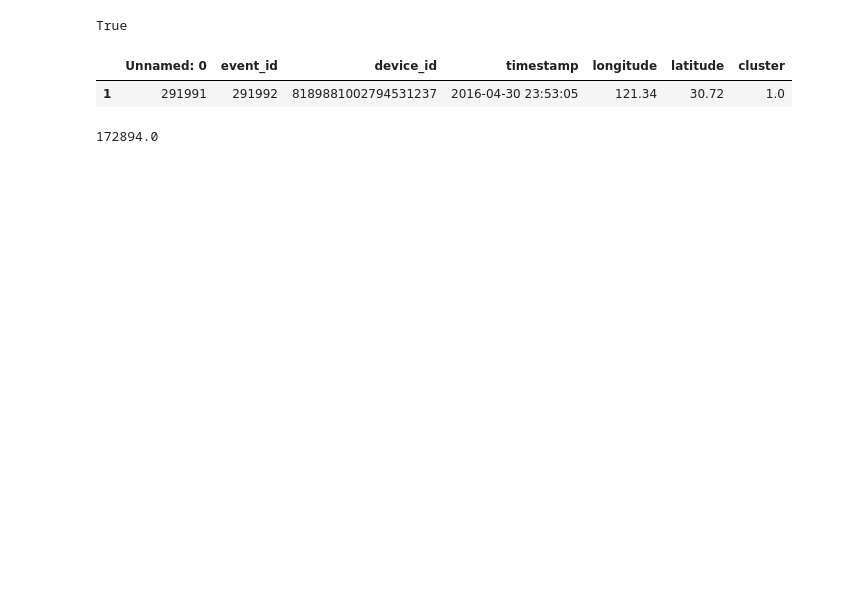
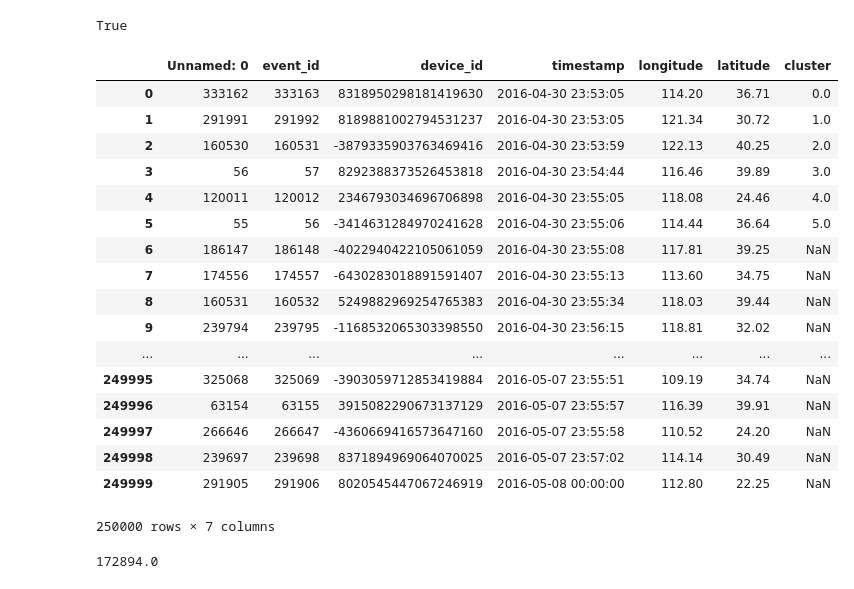
Before and after one commit to hoanganhngo610/COVID19_VN_MOH_MLmodels, a Jupyter notebook: GPS-model-sample/Untitled.ipynb, the cells around one changed output. Cells and saved outputs as stored; diff of their text form; code cells hidden in the pictures; blank space fills up the shorter version.

```diff
--- a/GPS-model-sample/Untitled.ipynb
+++ b/GPS-model-sample/Untitled.ipynb
@@ -73,0 +85,21 @@ false
+# %%
+no_group = 0
+df['cluster'][0] = no_group
+
+for i in range(0, 250000):
+    if pd.isnull(df['cluster'][i]) == False:
+        pass
+    else:
+        df['cluster'][i] = no_group
+        for j in range(i+1, 250000):
+            if (df['device_id'][j] == df['device_id'][i]):
+                pass
+            else:
+                if ((df['timestamp'][j] - df['timestamp'][i]).total_seconds() > 180):
+                    pass
+                else:
+                    if (math.sqrt(math.pow(df['longitude'][j] - df['longitude'][i],2) + math.pow(df['latitude'][j] - df['latitude'][i],2)) > 0.1):
+                        pass
+                    else:
+                        df['cluster'][j] = df['cluster'][i]
+    no_group += 1
@@ -98,0 +141,21 @@ See the caveats in the documentation: http://pandas.pydata.org/pandas-docs/stabl
+# %%
+no_group = 0
+df['cluster'][0] = no_group
+
+for i in range(0, 250000):
+    if pd.isnull(df['cluster'][i]) == False:
+        pass
+    else:
+        df['cluster'][i] = no_group
+        for j in range(i+1, 250000):
+            if ((df['timestamp'][j] - df['timestamp'][i]).total_seconds() > 180):
+                pass
+            else:
+                if (df['device_id'][j] == df['device_id'][i]):
+                    pass
+                else:
+                    if (math.sqrt(math.pow(df['longitude'][j] - df['longitude'][i],2) + math.pow(df['latitude'][j] - df['latitude'][i],2)) > 0.1):
+                        pass
+                    else:
+                        df['cluster'][j] = df['cluster'][i]
+    no_group += 1
@@ -101,10 +173,26 @@ math.sqrt(math.pow(df['longitude'][1] - df['longitude'][0],2) + math.pow(df['lat
 # %% [output]
 True
 # %%
-df[df['cluster'] == 1]
+df[df['cluster'] != np.nan]
 # %% [output]
 |  | Unnamed: 0 | event_id | device_id | timestamp | longitude | latitude | cluster |
+| 0 | 333162 | 333163 | 8318950298181419630 | 2016-04-30 23:53:05 | 114.20 | 36.71 | 0.0 |
 | 1 | 291991 | 291992 | 8189881002794531237 | 2016-04-30 23:53:05 | 121.34 | 30.72 | 1.0 |
+| 2 | 160530 | 160531 | -3879335903763469416 | 2016-04-30 23:53:59 | 122.13 | 40.25 | 2.0 |
+| 3 | 56 | 57 | 8292388373526453818 | 2016-04-30 23:54:44 | 116.46 | 39.89 | 3.0 |
+| 4 | 120011 | 120012 | 2346793034696706898 | 2016-04-30 23:55:05 | 118.08 | 24.46 | 4.0 |
+| 5 | 55 | 56 | -3414631284970241628 | 2016-04-30 23:55:06 | 114.44 | 36.64 | 5.0 |
+| 6 | 186147 | 186148 | -4022940422105061059 | 2016-04-30 23:55:08 | 117.81 | 39.25 | NaN |
+| 7 | 174556 | 174557 | -6430283018891591407 | 2016-04-30 23:55:13 | 113.60 | 34.75 | NaN |
+| 8 | 160531 | 160532 | 5249882969254765383 | 2016-04-30 23:55:34 | 118.03 | 39.44 | NaN |
+| 9 | 239794 | 239795 | -1168532065303398550 | 2016-04-30 23:56:15 | 118.81 | 32.02 | NaN |
+| ... | ... | ... | ... | ... | ... | ... | ... |
+| 249995 | 325068 | 325069 | -3903059712853419884 | 2016-05-07 23:55:51 | 109.19 | 34.74 | NaN |
+| 249996 | 63154 | 63155 | 3915082290673137129 | 2016-05-07 23:55:57 | 116.39 | 39.91 | NaN |
+| 249997 | 266646 | 266647 | -4360669416573647160 | 2016-05-07 23:55:58 | 110.52 | 24.20 | NaN |
+| 249998 | 239697 | 239698 | 8371894969064070025 | 2016-05-07 23:57:02 | 114.14 | 30.49 | NaN |
+| 249999 | 291905 | 291906 | 8020545447067246919 | 2016-05-08 00:00:00 | 112.80 | 22.25 | NaN |
+250000 rows × 7 columns
 # %%
 (df['timestamp'][69544] - df['timestamp'][1]).total_seconds()
 # %% [output]
```
Also changed, not shown: parts of 5 cells of this notebook.
